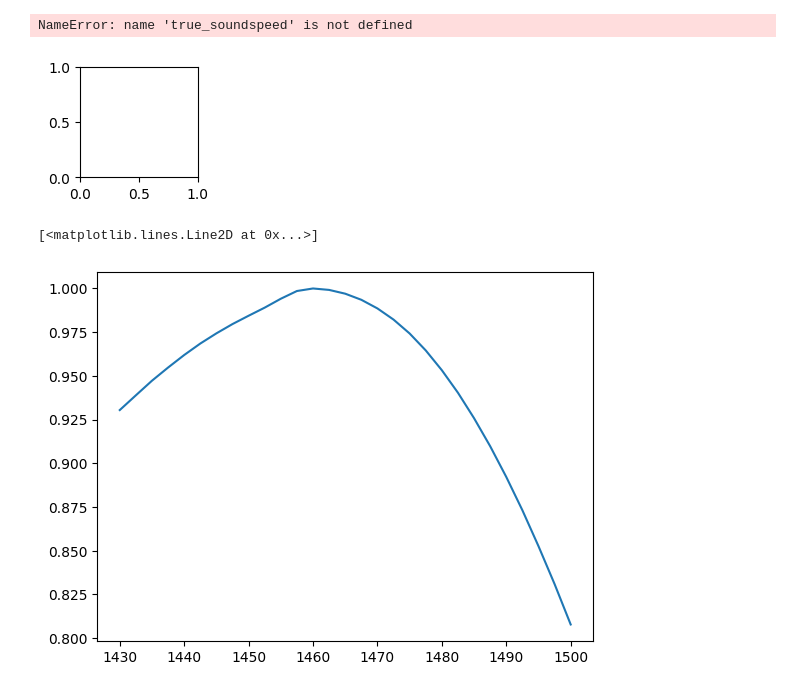
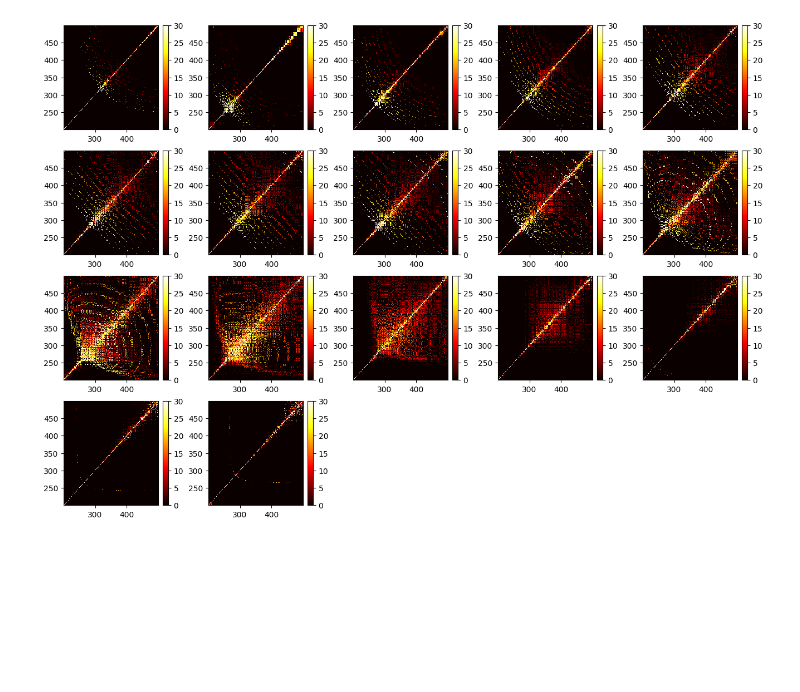
Before and after one commit to danchieta-njit/acoustic-inversion-python, a Jupyter notebook: Notebooks/Acoustic Inversion Just Replicas.ipynb, the cells around one changed output. Saved outputs shown, nothing was run; the diff lists cells and outputs as text; code cells hidden in the pictures; blank space fills up the shorter version.

```diff
--- a/Notebooks/Acoustic Inversion Just Replicas.ipynb
+++ b/Notebooks/Acoustic Inversion Just Replicas.ipynb
@@ -97,0 +75,9 @@ likelihood_intramodal.shape
+# %%
+residual_intra = ai.calculate_residual(arrival_times_data, arrival_times_replica)
+residual_inter = ai.calculate_residual(arrival_times_data.mT, arrival_times_replica.mT)
+# %%
+eps = np.abs(c[np.argmin(residual_intra**2,0)] - TRUE_SOUNDSPEED)
+eps_inter = np.abs(c[np.argmin(residual_inter**2,0)] - TRUE_SOUNDSPEED)
+# %%
+diff_intra = np.sum((np.diff(residual_intra**2, 1, 0)/np.diff(c)[0])**2, 0)*np.diff(c)[0]
+diff_inter = np.sum((np.diff(residual_inter**2, 1, 0)/np.diff(c)[0])**2, 0)*np.diff(c)[0]
@@ -97,0 +111,12 @@ likelihood_intramodal.shape
+# %%
+fig, ax = plt.subplots(4,4, layout = "constrained")
+
+for ind, indf in enumerate(np.arange(0,len(f_Vg),len(f_Vg)//15)):
+    ax_ind = np.unravel_index(ind, ax.shape)
+
+    m = ax[ax_ind].pcolormesh(np.arange(1,18),np.arange(1,18), diff_inter[indf])
+    ax[ax_ind].set_title(f"f={f_Vg[indf]}")
+
+    plt.colorbar(m, ax=ax[ax_ind])
+
+fig.set_size_inches([13,9.5])
@@ -98,21 +125,15 @@ likelihood_intramodal.shape
 # %%
-soundspeed_est_intramodal = c[np.argmax(likelihood_intramodal, 0)]
+fig = plt.figure(layout = "constrained")
 
-fig = plt.figure(layout='constrained')
+for ind, X in enumerate(eps):
+    #ax_ind = np.unravel_index(ind, ax.shape)
 
-for imode in range(nmodes):
-    row, col = np.unravel_index(imode, (4,5))
-    ax = fig.add_subplot(4,5,imode+1)
-    ax.pcolormesh(f_Vg, f_Vg, np.abs(soundspeed_est_intramodal[imode] - true_soundspeed))
-    #ax.pcolormesh(f_Vg, f_Vg, likelihood_intramodal[imode])
-    ax.set_title(f'Mode {imode+1}')
+    ax = fig.add_subplot(4,5,ind+1)
 
-fig.set_size_inches([10, 8])
+    m1 = ax.pcolormesh(f_Vg, f_Vg, X, cmap="hot")
+
+    plt.colorbar(m1, ax=ax)
+
+fig.set_size_inches([13,9])
 # %% [output]
-NameError: name 'true_soundspeed' is not defined
-[figure, old version]
+[figure, new version]
-# %%
-plt.plot(c, likelihood_intramodal[..., f_Vg==250, f_Vg==300].sum(1))
-# %% [output]
-[<matplotlib.lines.Line2D at 0x...>]
-[figure, removed]
```
Also changed, not shown: parts of 24 cells of this notebook, 27 other files.
